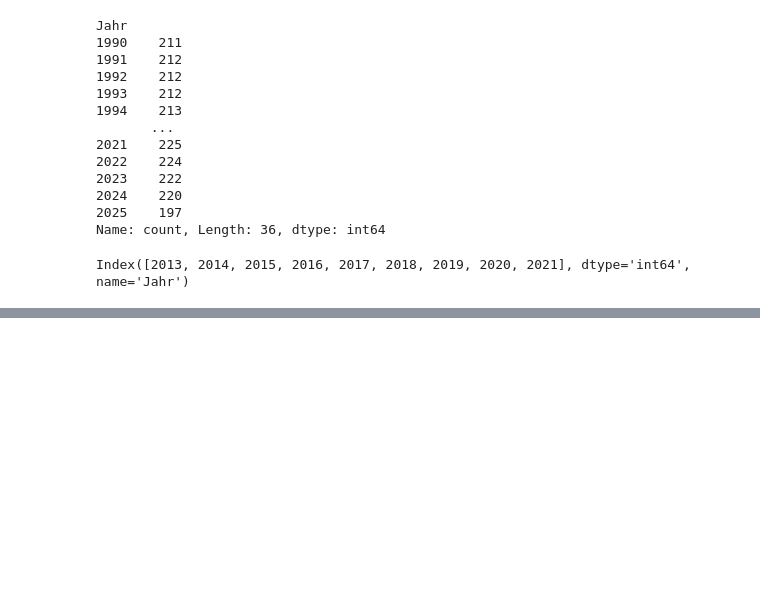
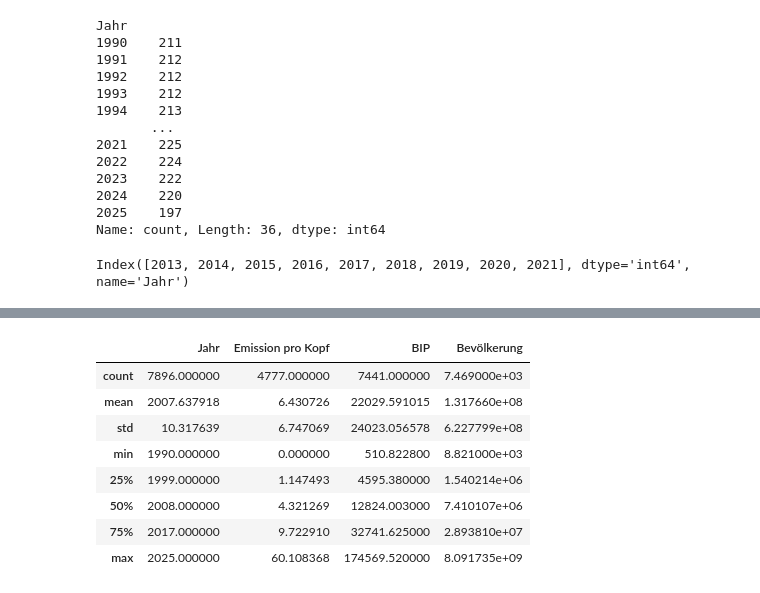
Before and after one commit to llaarriir/LN-Informatik, a Jupyter notebook: dataframe_co2.ipynb, the cells around one changed output, grey strips where cells are left out. Cells and saved outputs as stored; diff of their text form; code cells hidden in the pictures; blank space fills up the shorter version.

```diff
--- a/dataframe_co2.ipynb
+++ b/dataframe_co2.ipynb
@@ -130,0 +132,12 @@ g.legend()
+# %%
+df_ch.describe()
+# %% [output]
+|  | Jahr | Emission pro Kopf | BIP | Bevölkerung |
+| count | 7896.000000 | 4777.000000 | 7441.000000 | 7.469000e+03 |
+| mean | 2007.637918 | 6.430726 | 22029.591015 | 1.317660e+08 |
+| std | 10.317639 | 6.747069 | 24023.056578 | 6.227799e+08 |
+| min | 1990.000000 | 0.000000 | 510.822800 | 8.821000e+03 |
+| 25% | 1999.000000 | 1.147493 | 4595.380000 | 1.540214e+06 |
+| 50% | 2008.000000 | 4.321269 | 12824.003000 | 7.410107e+06 |
+| 75% | 2017.000000 | 9.722910 | 32741.625000 | 2.893810e+07 |
+| max | 2025.000000 | 60.108368 | 174569.520000 | 8.091735e+09 |
```
Also changed, not shown: parts of 3 cells of this notebook.
